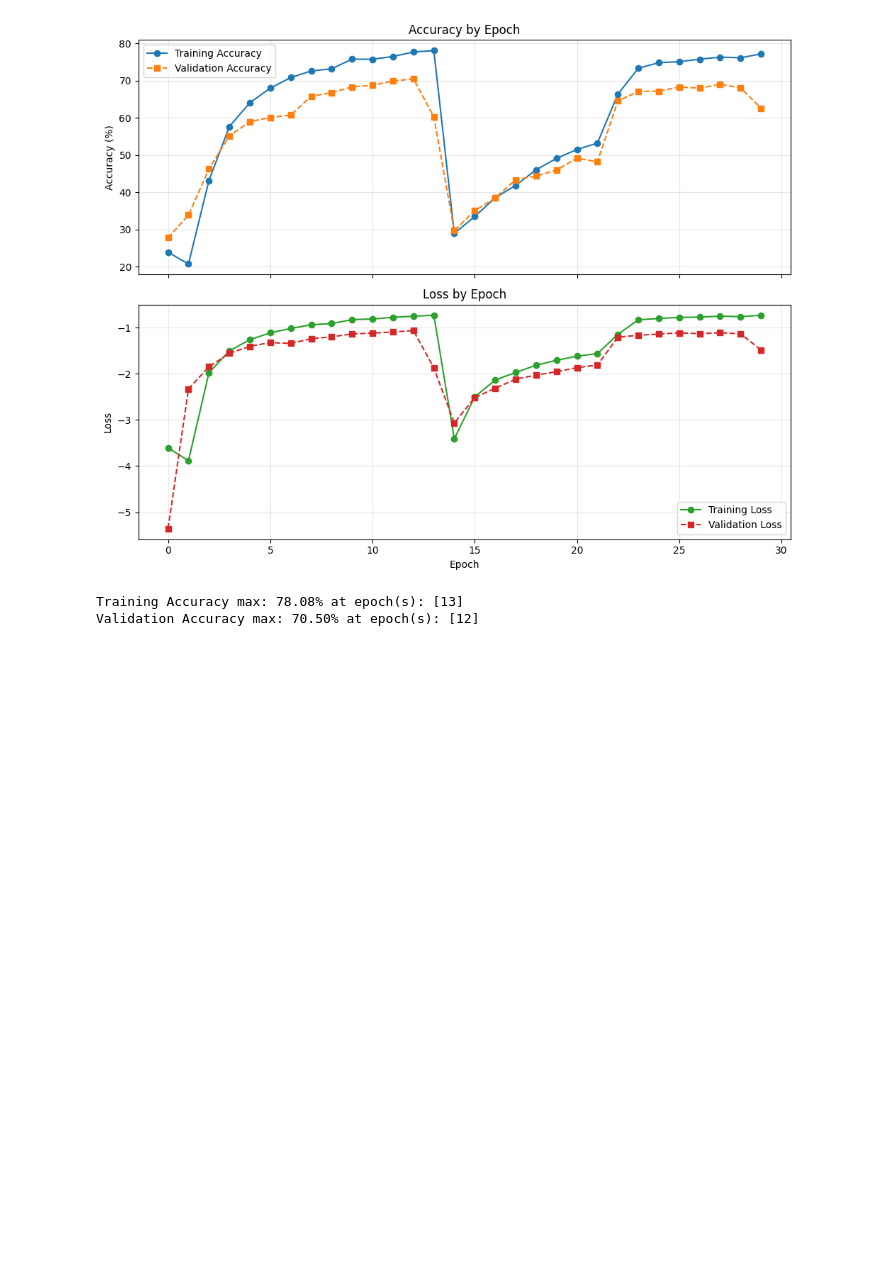
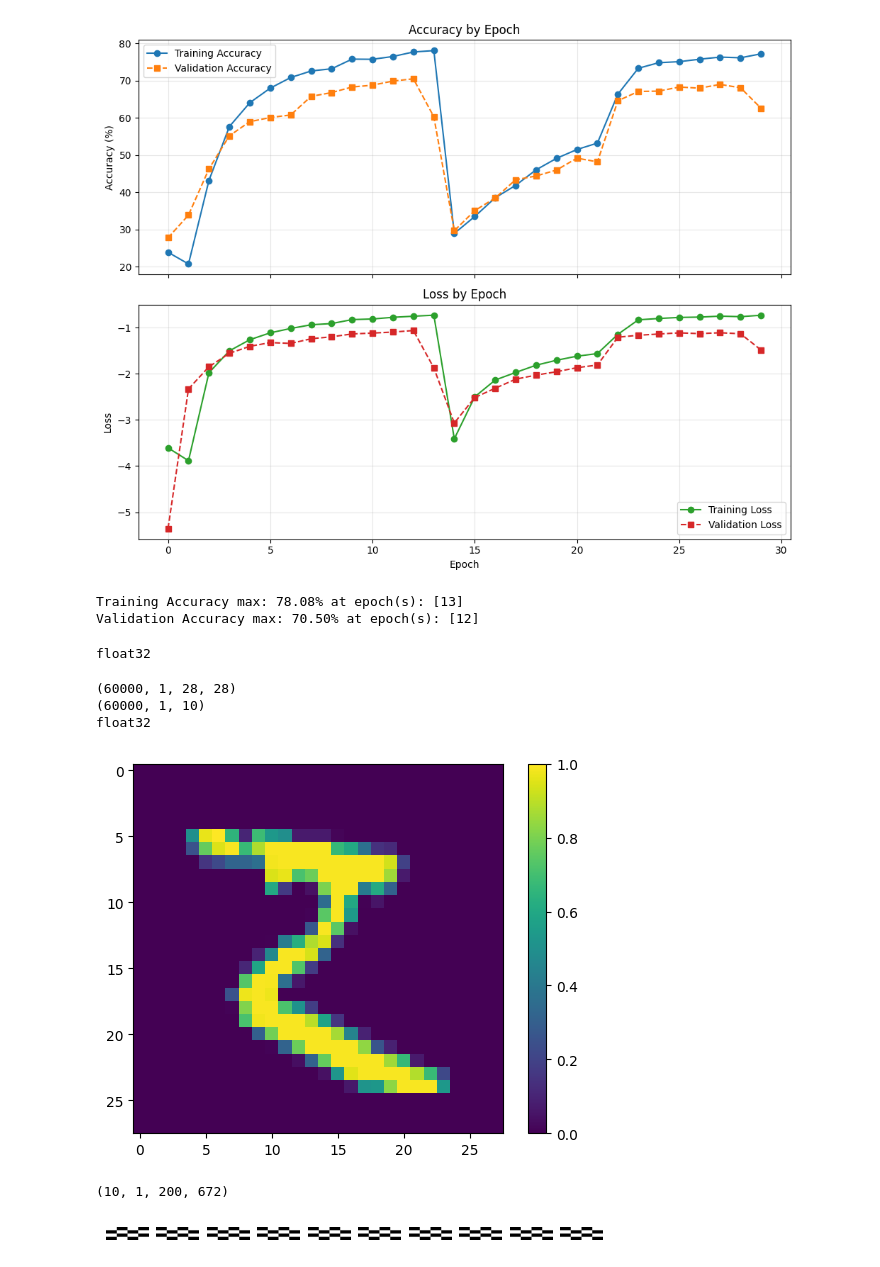
Before and after one commit to tsopeter/VM_NES_Training, a Jupyter notebook: Results.ipynb, the cells around one changed output. Drawn from its saved outputs; the diff is of its cells as text; code cells hidden in the pictures; blank space fills up the shorter version.

```diff
--- a/Results.ipynb
+++ b/Results.ipynb
@@ -44,3 +44,80 @@ print(f"Validation Accuracy max: {val_max:.2f}% at epoch(s): {val_epochs}")
 # %% [output]
 Training Accuracy max: 78.08% at epoch(s): [13]
 Validation Accuracy max: 70.50% at epoch(s): [12]
+# %%
+import numpy as np
+d = np.load('Datasets/Images/Training_Dataset.npy')
+d = d * 0 + np.max(d)
+
+np.save('Datasets2/Images/Training_Dataset.npy', d)
+np.save('Datasets2/Images/Test_Dataset.npy', d)
+np.save('Datasets2/Images/Validation_Dataset.npy', d)
+
+l = np.zeros((1000,1,10), dtype=np.uint8)
+l[:,:,0] = 1
+
+np.save('Datasets2/Labels/Training_Dataset.npy', l)
+np.save('Datasets2/Labels/Test_Dataset.npy', l)
+np.save('Datasets2/Labels/Validation_Dataset.npy', l)
+
+print(d.dtype)
+# %% [output]
+float32
+# %%
+d = np.load('Datasets/Images/Training_Dataset.npy')
+print(d.shape)
+
+l = np.load('Datasets/Labels/Training_Dataset.npy')
+print(l.shape)
+print(d.dtype)
+# %% [output]
+(60000, 1, 28, 28)
+(60000, 1, 10)
+float32
+# %%
+# print first image in d
+plt.imshow(d[0].squeeze())
+plt.colorbar()
+plt.show()
+# %% [output]
+[figure, added]
+# %%
+# Create custom mask
+import matplotlib.pyplot as plt
+orig_mask = np.load('source/Assets/phy8.npy')
+print(orig_mask.shape)
+
+H, W = orig_mask.shape[-2], orig_mask.shape[-1]
+
+checker_height = H // 4
+checker_width  = W // 4
+
+# Create checkerboard pattern with each square of size (checker_height, checker_width)
+pattern = np.zeros((H, W), dtype=orig_mask.dtype)
+for i in range(4):
+    for j in range(4):
+        if (i + j) % 2 == 0:
+            pattern[i*checker_height:(i+1)*checker_height, j*checker_width:(j+1)*checker_width] = 1
+
+inv_pattern = 1 - pattern
+
+# First index has pattern, else has inverse pattern
+final_mask = np.zeros_like(orig_mask)
+for i in range(orig_mask.shape[0]):
+    if i == 0:
+        final_mask[i,0] = pattern
+    else:
+        final_mask[i,0] = inv_pattern
+
+# Print each pattern
+for i in range(final_mask.shape[0]):
+    plt.subplot(1, final_mask.shape[0], i+1)
+    plt.imshow(final_mask[i].squeeze(), cmap='gray')
+    plt.axis('off')
+plt.show()
+
+# Save as .npy file
+np.save('source/Assets/custom_checkerboard_mask.npy', final_mask)
+# %% [output]
+(10, 1, 200, 672)
+[figure, added]
```
Also changed, not shown: 15 other files.
